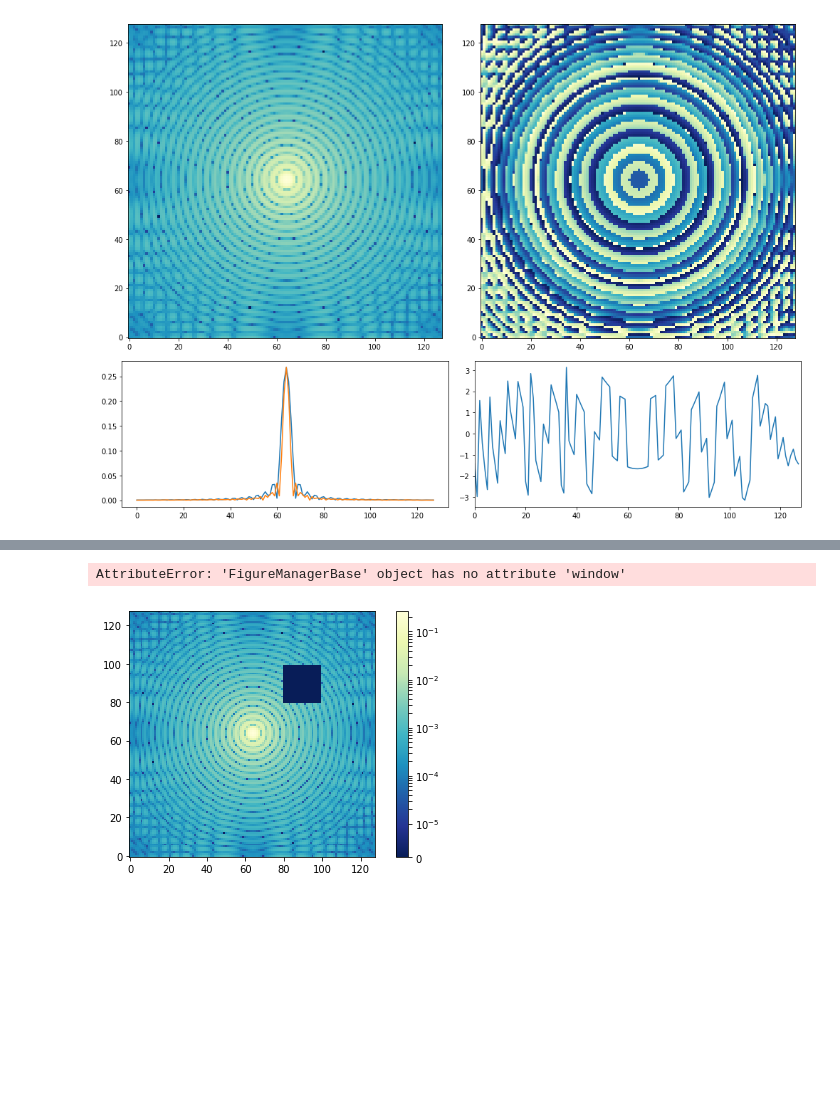
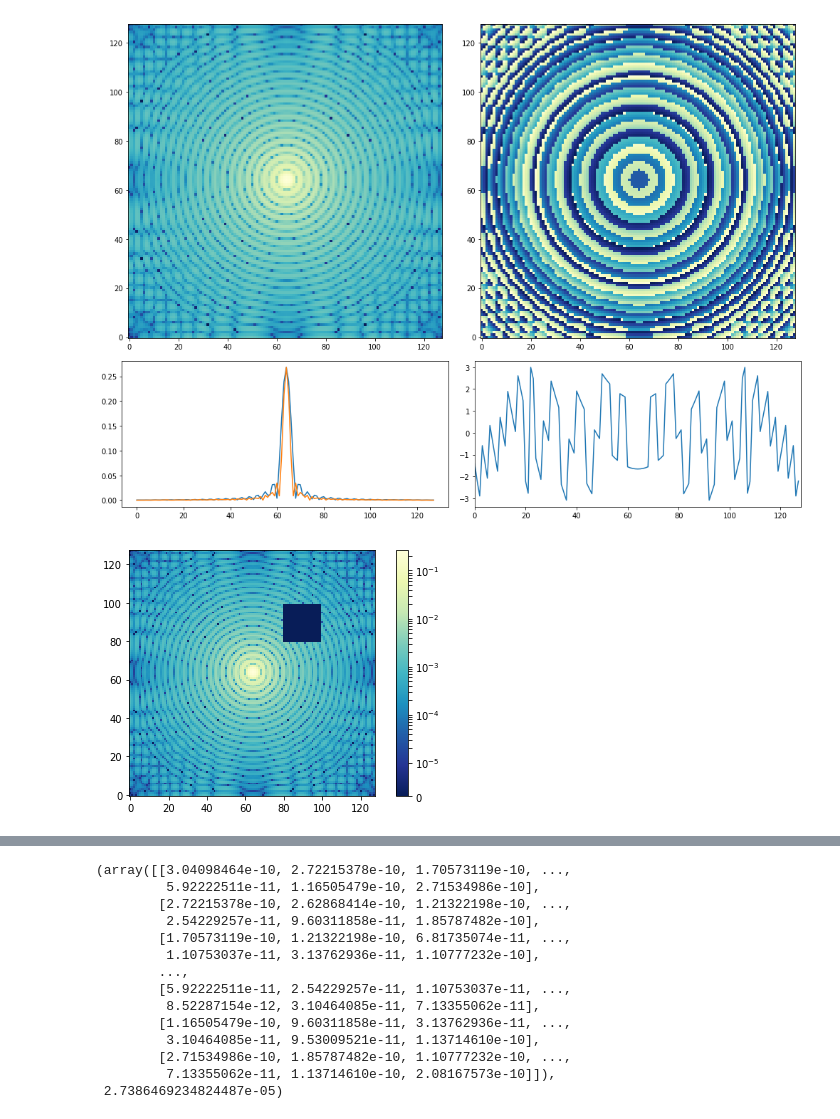
Before and after one commit to RupertDodkins/MEDIS, a Jupyter notebook: Examples/Jupyter Notebooks/simple_telescope.ipynb, the cells around one changed output, grey strips where cells are left out. Drawn from its saved outputs; the diff is of its cells as text; code cells hidden in the pictures; blank space fills up the shorter version.

Commit message:
Cleaned up some of the Example files and removed telescope_dm.py

```diff
--- a/Examples/Jupyter Notebooks/simple_telescope.ipynb
+++ b/Examples/Jupyter Notebooks/simple_telescope.ipynb
@@ -62,5 +48,6 @@ def simple_telescope(wavelength, gridsize):
     return (wfo, sampling)
 # %%
-proper.prop_run( 'simple_telescope', 1.1, 128, PHASE_OFFSET = 1 )
+prop_run( 'Examples.simple_telescope', 1.1, 128, PHASE_OFFSET = 1 )
 # %% [output]
-[figure, old version]
+[figure, new version]
+[figure, new version]
@@ -67,2 +55,14 @@ proper.prop_run( 'simple_telescope', 1.1, 128, PHASE_OFFSET = 1 )
-AttributeError: 'FigureManagerBase' object has no attribute 'window'
+(array([[3.04098464e-10, 2.72215378e-10, 1.70573119e-10, ...,
+         5.92222511e-11, 1.16505479e-10, 2.71534986e-10],
+        [2.72215378e-10, 2.62868414e-10, 1.21322198e-10, ...,
+         2.54229257e-11, 9.60311858e-11, 1.85787482e-10],
+        [1.70573119e-10, 1.21322198e-10, 6.81735074e-11, ...,
+         1.10753037e-11, 3.13762936e-11, 1.10777232e-10],
+        ...,
+        [5.92222511e-11, 2.54229257e-11, 1.10753037e-11, ...,
+         8.52287154e-12, 3.10464085e-11, 7.13355062e-11],
+        [1.16505479e-10, 9.60311858e-11, 3.13762936e-11, ...,
+         3.10464085e-11, 9.53009521e-11, 1.13714610e-10],
+        [2.71534986e-10, 1.85787482e-10, 1.10777232e-10, ...,
+         7.13355062e-11, 1.13714610e-10, 2.08167573e-10]]),
+ 2.7386469234824487e-05)
-[figure, old version]
```
Also changed, not shown: parts of 4 cells of this notebook, 7 other files.
